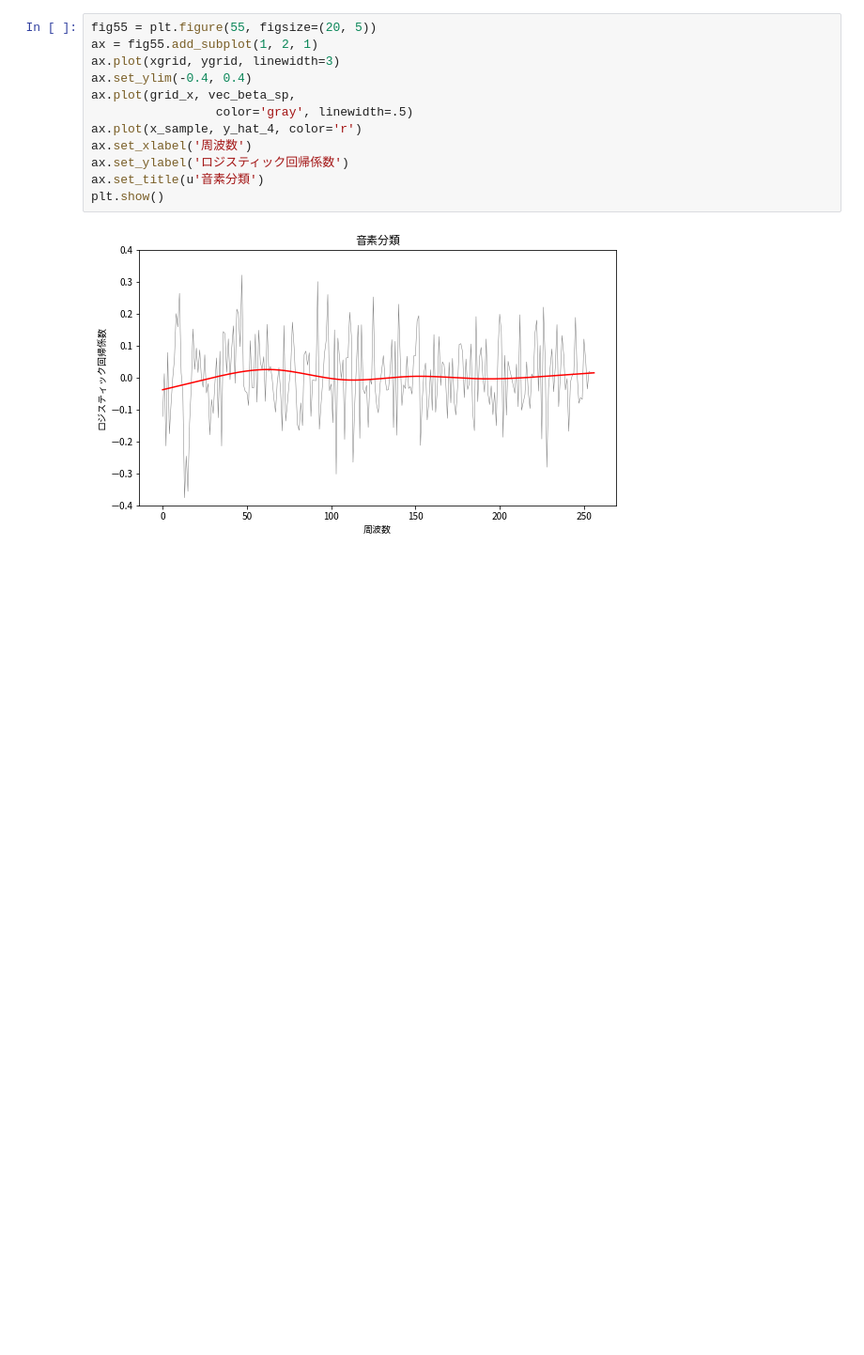
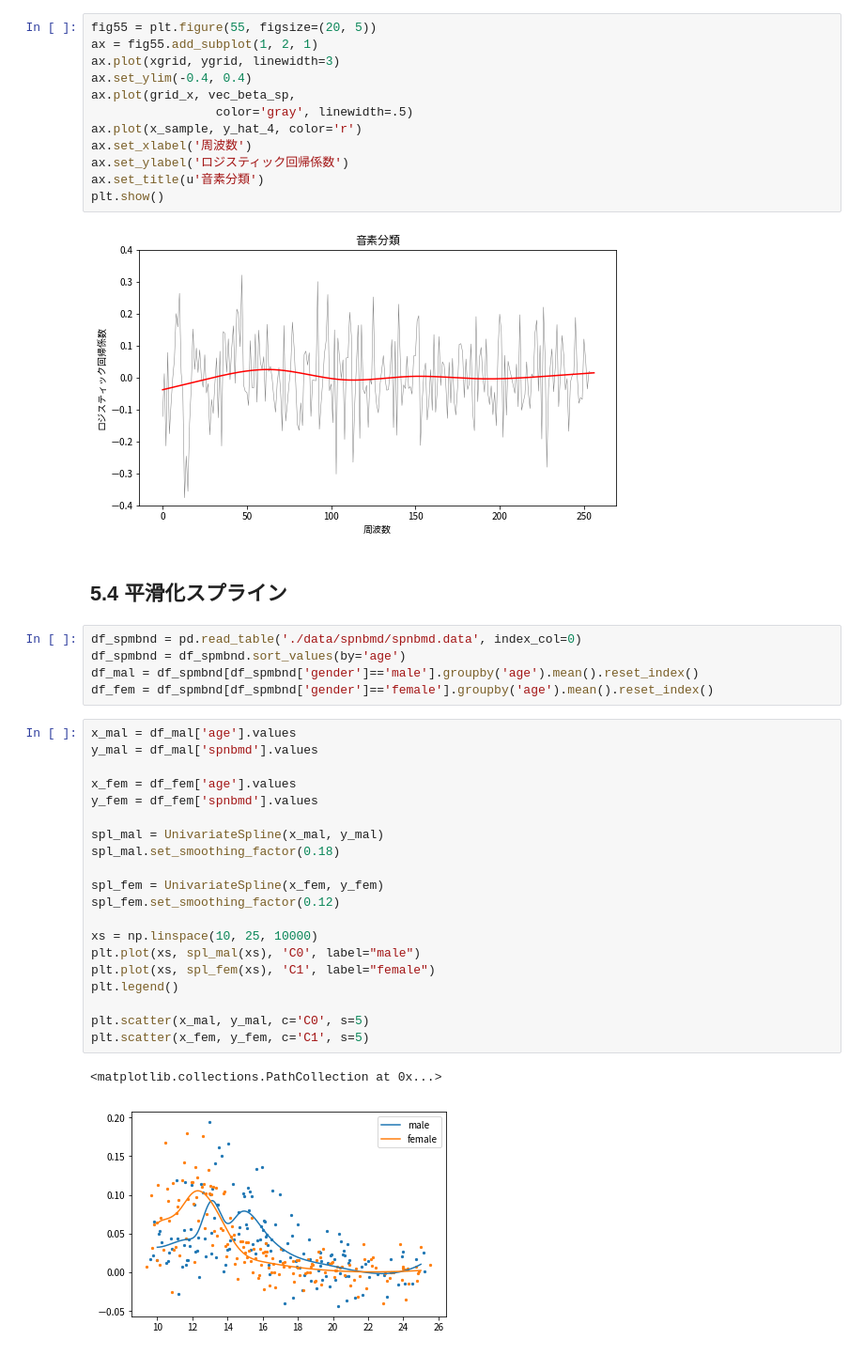
Before and after one commit to sorashido/esl-learn, a Jupyter notebook: chapter5.ipynb, the cells around one changed output. Shown: that part at 94% size. Drawn from its saved outputs; the diff is of its cells as text; blank space fills up the shorter version.

```diff
--- a/chapter5.ipynb
+++ b/chapter5.ipynb
@@ -290,3 +290,33 @@ ax.set_title(u'音素分類')
 plt.show()
 # %% [output]
 [figure]
+# %% [markdown]
+## 5.4 平滑化スプライン
+# %%
+df_spmbnd = pd.read_table('./data/spnbmd/spnbmd.data', index_col=0)
+df_spmbnd = df_spmbnd.sort_values(by='age')
+df_mal = df_spmbnd[df_spmbnd['gender']=='male'].groupby('age').mean().reset_index()
+df_fem = df_spmbnd[df_spmbnd['gender']=='female'].groupby('age').mean().reset_index()
+# %%
+x_mal = df_mal['age'].values
+y_mal = df_mal['spnbmd'].values
+
+x_fem = df_fem['age'].values
+y_fem = df_fem['spnbmd'].values
+
+spl_mal = UnivariateSpline(x_mal, y_mal)
+spl_mal.set_smoothing_factor(0.18)
+
+spl_fem = UnivariateSpline(x_fem, y_fem)
+spl_fem.set_smoothing_factor(0.12)
+
+xs = np.linspace(10, 25, 10000)
+plt.plot(xs, spl_mal(xs), 'C0', label="male")
+plt.plot(xs, spl_fem(xs), 'C1', label="female")
+plt.legend()
+
+plt.scatter(x_mal, y_mal, c='C0', s=5)
+plt.scatter(x_fem, y_fem, c='C1', s=5)
+# %% [output]
+<matplotlib.collections.PathCollection at 0x...>
+[figure, added]
```
Also changed, not shown: 1 other file.
